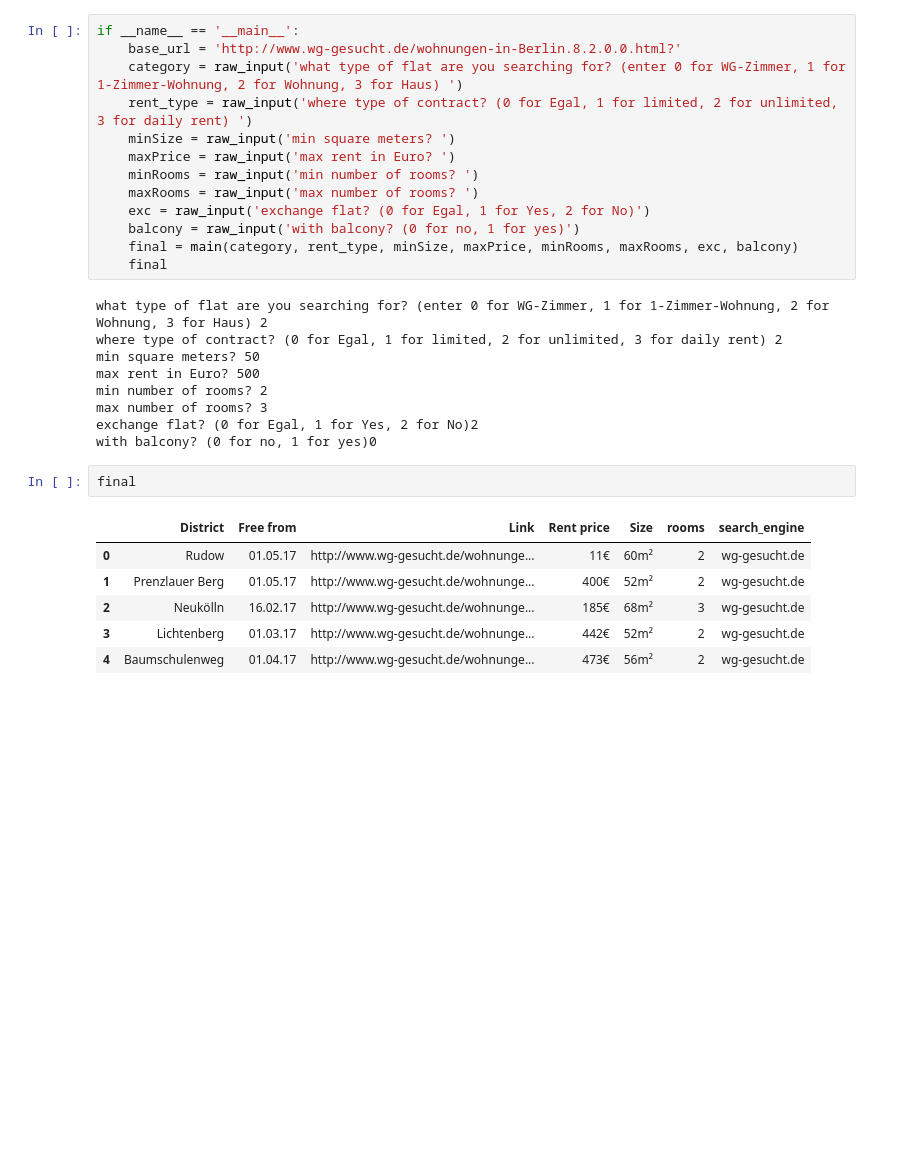
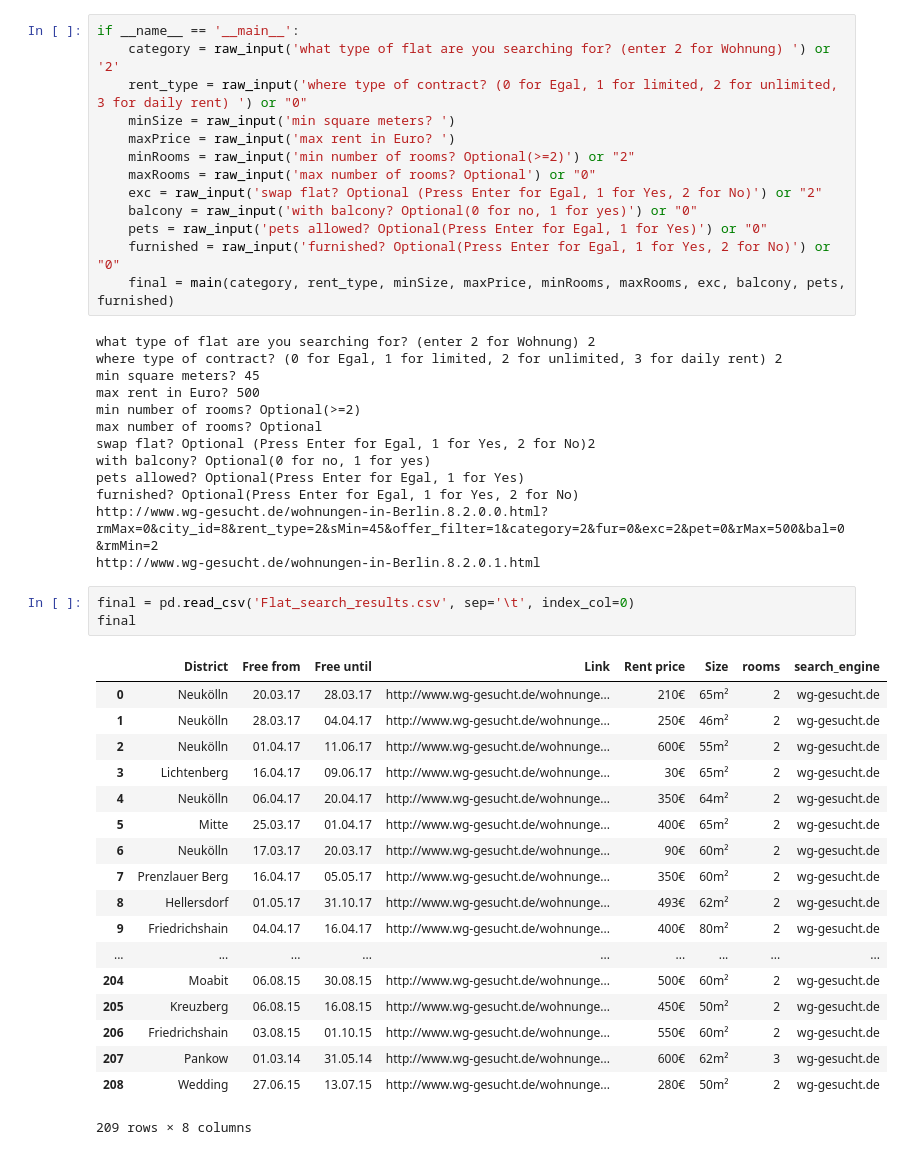
Before and after one commit to astroVale/python_flat_search, a Jupyter notebook: wg-gesucht_scraped.ipynb, the cells around one changed output. Drawn from its saved outputs; the diff is of its cells as text; blank space fills up the shorter version.

```diff
--- a/wg-gesucht_scraped.ipynb
+++ b/wg-gesucht_scraped.ipynb
@@ -90,32 +124,49 @@ def main(category, rent_type, minSize, maxPrice, minRooms, maxRooms, exc, balcon
     return final_df
 # %%
 if __name__ == '__main__':
-    base_url = 'http://www.wg-gesucht.de/wohnungen-in-Berlin.8.2.0.0.html?'
-    category = raw_input('what type of flat are you searching for? (enter 0 for WG-Zimmer, 1 for 1-Zimmer-Wohnung, 2 for Wohnung, 3 for Haus) ')
-    rent_type = raw_input('where type of contract? (0 for Egal, 1 for limited, 2 for unlimited, 3 for daily rent) ')
+    category = raw_input('what type of flat are you searching for? (enter 2 for Wohnung) ') or '2'
+    rent_type = raw_input('where type of contract? (0 for Egal, 1 for limited, 2 for unlimited, 3 for daily rent) ') or "0"
     minSize = raw_input('min square meters? ')
     maxPrice = raw_input('max rent in Euro? ')
-    minRooms = raw_input('min number of rooms? ')
-    maxRooms = raw_input('max number of rooms? ')
-    exc = raw_input('exchange flat? (0 for Egal, 1 for Yes, 2 for No)')
-    balcony = raw_input('with balcony? (0 for no, 1 for yes)')
-    final = main(category, rent_type, minSize, maxPrice, minRooms, maxRooms, exc, balcony)
-    final
+    minRooms = raw_input('min number of rooms? Optional(>=2)') or "2"
+    maxRooms = raw_input('max number of rooms? Optional') or "0"
+    exc = raw_input('swap flat? Optional (Press Enter for Egal, 1 for Yes, 2 for No)') or "2"
+    balcony = raw_input('with balcony? Optional(0 for no, 1 for yes)') or "0"
+    pets = raw_input('pets allowed? Optional(Press Enter for Egal, 1 for Yes)') or "0"
+    furnished = raw_input('furnished? Optional(Press Enter for Egal, 1 for Yes, 2 for No)') or "0"
+    final = main(category, rent_type, minSize, maxPrice, minRooms, maxRooms, exc, balcony, pets, furnished)
 # %% [output]
-what type of flat are you searching for? (enter 0 for WG-Zimmer, 1 for 1-Zimmer-Wohnung, 2 for Wohnung, 3 for Haus) 2
+what type of flat are you searching for? (enter 2 for Wohnung) 2
 where type of contract? (0 for Egal, 1 for limited, 2 for unlimited, 3 for daily rent) 2
-min square meters? 50
+min square meters? 45
 max rent in Euro? 500
-min number of rooms? 2
-max number of rooms? 3
-exchange flat? (0 for Egal, 1 for Yes, 2 for No)2
-with balcony? (0 for no, 1 for yes)0
+min number of rooms? Optional(>=2)
+max number of rooms? Optional
+swap flat? Optional (Press Enter for Egal, 1 for Yes, 2 for No)2
+with balcony? Optional(0 for no, 1 for yes)
+pets allowed? Optional(Press Enter for Egal, 1 for Yes)
+furnished? Optional(Press Enter for Egal, 1 for Yes, 2 for No)
+http://www.wg-gesucht.de/wohnungen-in-Berlin.8.2.0.0.html?rmMax=0&city_id=8&rent_type=2&sMin=45&offer_filter=1&category=2&fur=0&exc=2&pet=0&rMax=500&bal=0&rmMin=2
+http://www.wg-gesucht.de/wohnungen-in-Berlin.8.2.0.1.html
-# %%
-final
-# %% [output]
-|  | District | Free from | Link | Rent price | Size | rooms | search_engine |
-| 0 | Rudow | 01.05.17 | http://www.wg-gesucht.de/wohnunge... | 11€ | 60m² | 2 | wg-gesucht.de |
-| 1 | Prenzlauer Berg | 01.05.17 | http://www.wg-gesucht.de/wohnunge... | 400€ | 52m² | 2 | wg-gesucht.de |
-| 2 | Neukölln | 16.02.17 | http://www.wg-gesucht.de/wohnunge... | 185€ | 68m² | 3 | wg-gesucht.de |
-| 3 | Lichtenberg | 01.03.17 | http://www.wg-gesucht.de/wohnunge... | 442€ | 52m² | 2 | wg-gesucht.de |
-| 4 | Baumschulenweg | 01.04.17 | http://www.wg-gesucht.de/wohnunge... | 473€ | 56m² | 2 | wg-gesucht.de |
+# %%
+final = pd.read_csv('Flat_search_results.csv', sep='\t', index_col=0)
+final
+# %% [output]
+|  | District | Free from | Free until | Link | Rent price | Size | rooms | search_engine |
+| 0 | Neukölln | 20.03.17 | 28.03.17 | http://www.wg-gesucht.de/wohnunge... | 210€ | 65m² | 2 | wg-gesucht.de |
+| 1 | Neukölln | 28.03.17 | 04.04.17 | http://www.wg-gesucht.de/wohnunge... | 250€ | 46m² | 2 | wg-gesucht.de |
+| 2 | Neukölln | 01.04.17 | 11.06.17 | http://www.wg-gesucht.de/wohnunge... | 600€ | 55m² | 2 | wg-gesucht.de |
+| 3 | Lichtenberg | 16.04.17 | 09.06.17 | http://www.wg-gesucht.de/wohnunge... | 30€ | 65m² | 2 | wg-gesucht.de |
+| 4 | Neukölln | 06.04.17 | 20.04.17 | http://www.wg-gesucht.de/wohnunge... | 350€ | 64m² | 2 | wg-gesucht.de |
+| 5 | Mitte | 25.03.17 | 01.04.17 | http://www.wg-gesucht.de/wohnunge... | 400€ | 65m² | 2 | wg-gesucht.de |
+| 6 | Neukölln | 17.03.17 | 20.03.17 | http://www.wg-gesucht.de/wohnunge... | 90€ | 60m² | 2 | wg-gesucht.de |
+| 7 | Prenzlauer Berg | 16.04.17 | 05.05.17 | http://www.wg-gesucht.de/wohnunge... | 350€ | 60m² | 2 | wg-gesucht.de |
+| 8 | Hellersdorf | 01.05.17 | 31.10.17 | http://www.wg-gesucht.de/wohnunge... | 493€ | 62m² | 2 | wg-gesucht.de |
+| 9 | Friedrichshain | 04.04.17 | 16.04.17 | http://www.wg-gesucht.de/wohnunge... | 400€ | 80m² | 2 | wg-gesucht.de |
+| ... | ... | ... | ... | ... | ... | ... | ... | ... |
+| 204 | Moabit | 06.08.15 | 30.08.15 | http://www.wg-gesucht.de/wohnunge... | 500€ | 60m² | 2 | wg-gesucht.de |
+| 205 | Kreuzberg | 06.08.15 | 16.08.15 | http://www.wg-gesucht.de/wohnunge... | 450€ | 50m² | 2 | wg-gesucht.de |
+| 206 | Friedrichshain | 03.08.15 | 01.10.15 | http://www.wg-gesucht.de/wohnunge... | 550€ | 60m² | 2 | wg-gesucht.de |
+| 207 | Pankow | 01.03.14 | 31.05.14 | http://www.wg-gesucht.de/wohnunge... | 600€ | 62m² | 3 | wg-gesucht.de |
+| 208 | Wedding | 27.06.15 | 13.07.15 | http://www.wg-gesucht.de/wohnunge... | 280€ | 50m² | 2 | wg-gesucht.de |
+209 rows × 8 columns
```
Also changed, not shown: parts of 1 cell of this notebook, 3 other files.
